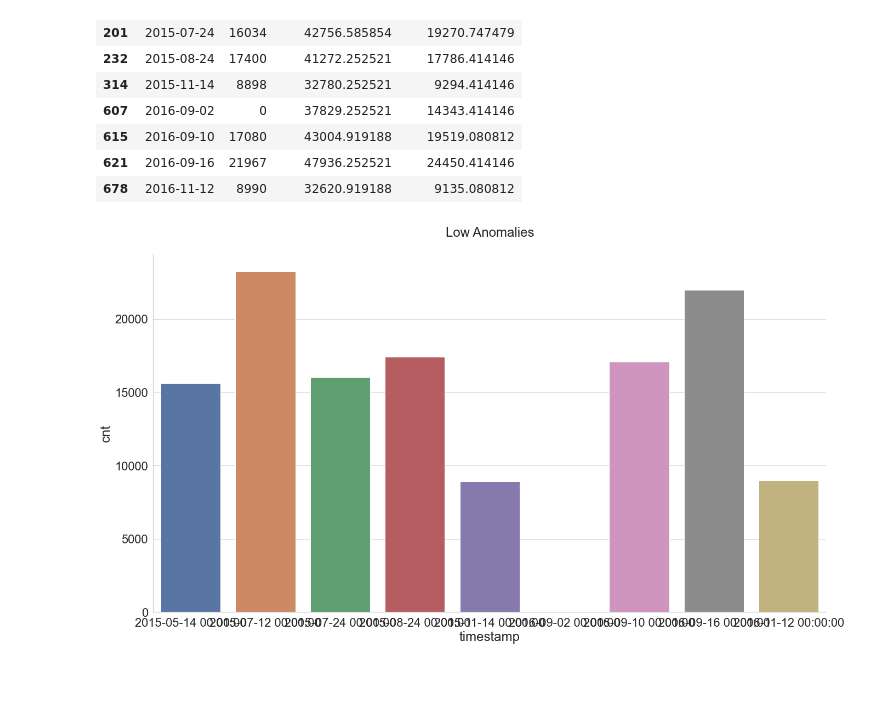
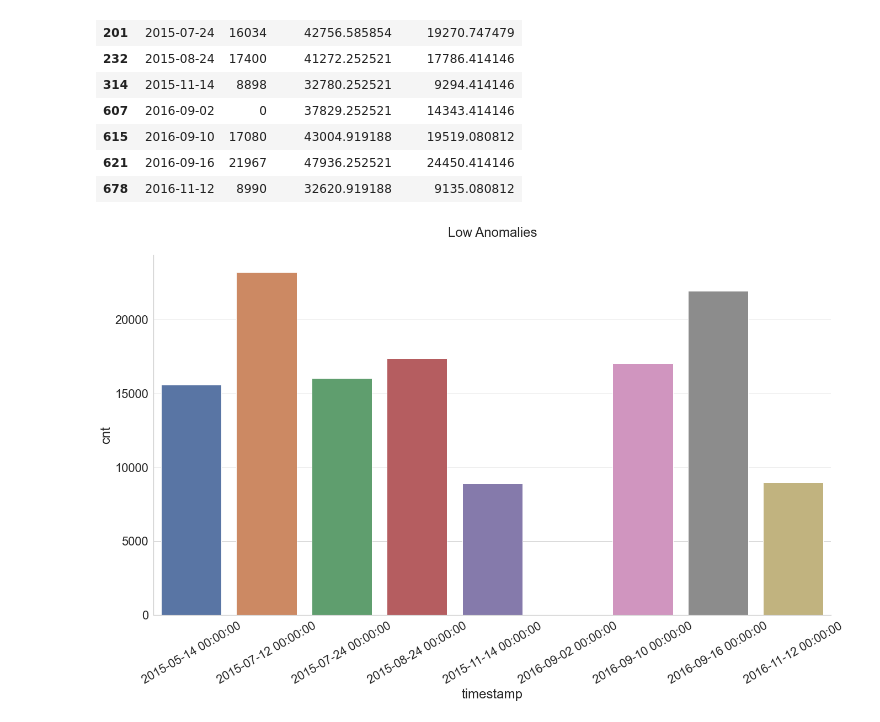
Before and after one commit to Gipnokrolik/HomeworksProjects, a Jupyter notebook: stat1.ipynb, the cells around one changed output. Saved outputs shown, nothing was run; the diff lists cells and outputs as text; code cells hidden in the pictures; blank space fills up the shorter version.

```diff
--- a/stat1.ipynb
+++ b/stat1.ipynb
@@ -100,8 +100,8 @@ anomalies_low
 | 678 | 2016-11-12 | 8990 | 32620.919188 | 9135.080812 |
 # %%
 ax = sns.barplot(data = anomalies_low, x = 'timestamp', y = 'cnt')
-ax.set_xticklabels(anomalies_low.timestamp)
+ax.set_xticklabels(anomalies_low.timestamp, rotation = 30)
 ax.set_title('Low Anomalies\n')
 sns.despine()
 # %% [output]
-[figure, old version]
+[figure, new version]
```
